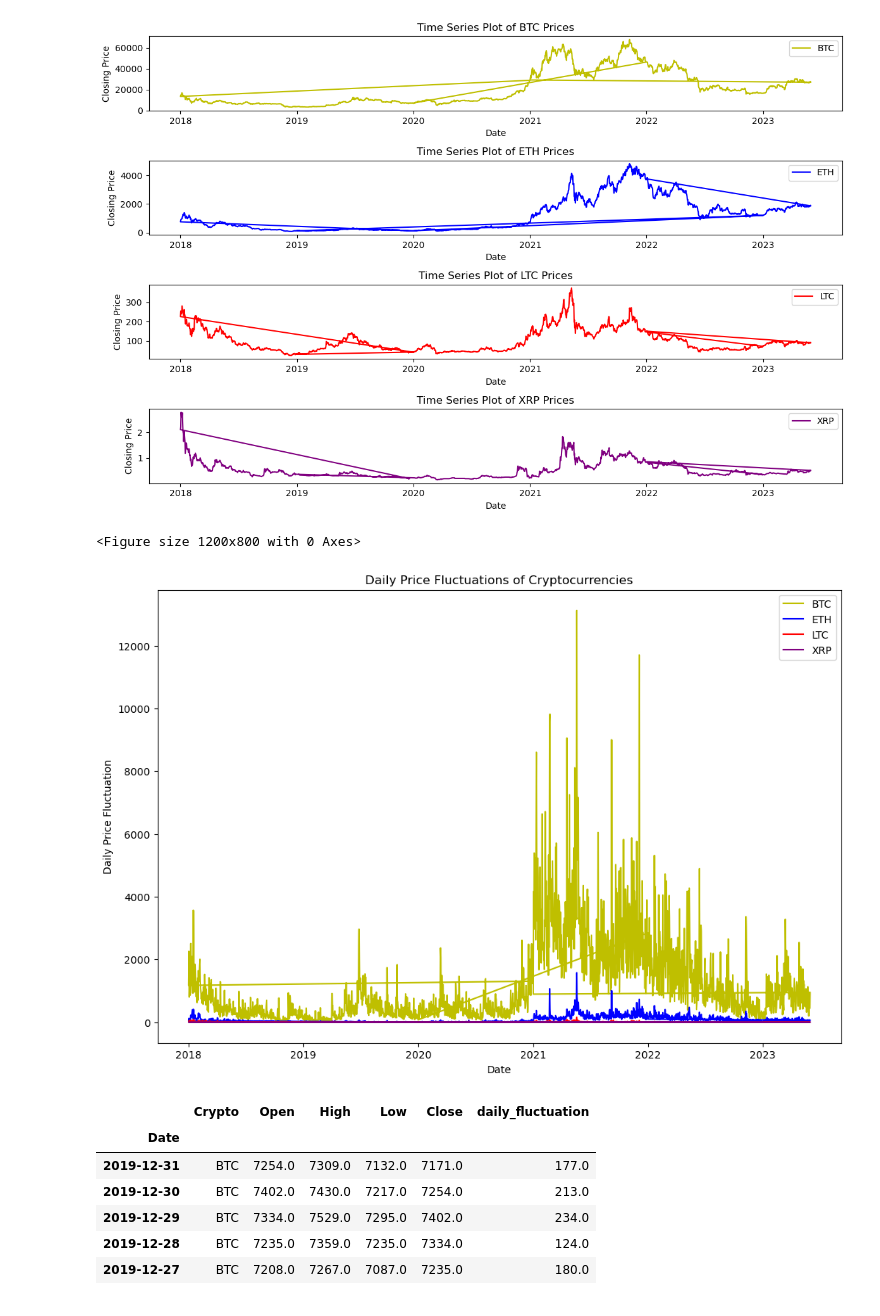
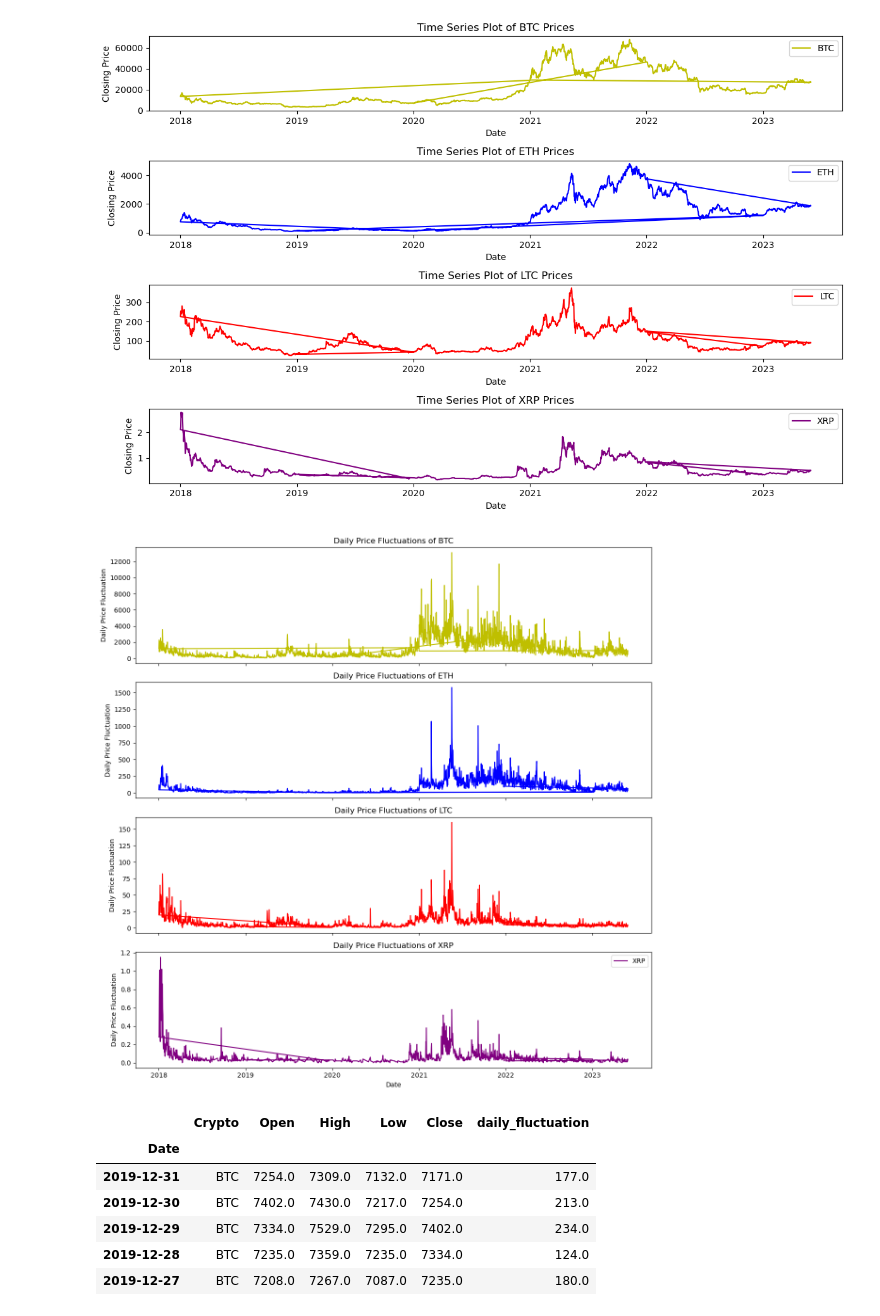
Before and after one commit to MarwaBrian/Crypto-Price-Prediction, a Jupyter notebook: crypto.ipynb, the cells around one changed output. Saved outputs shown, nothing was run; the diff lists cells and outputs as text; code cells hidden in the pictures.

```diff
--- a/crypto.ipynb
+++ b/crypto.ipynb
@@ -234,24 +234,24 @@ plt.show()
 # %% [output]
 [figure]
 # %%
-plt.figure(figsize=(12, 8))
+#daily fluctuations
+fig, axes = plt.subplots(len(df['Crypto'].unique()), 1, figsize=(12, 12), sharex=True)
 
-plt.figure(figsize=(12, 8))
-for crypto, color in zip(df['Crypto'].unique(), colors):
+for ax, (crypto, color) in zip(axes, zip(df['Crypto'].unique(), colors)):
     # Calculate daily fluctuation on-the-fly
     df_subset = df[df['Crypto'] == crypto]
     daily_fluctuation = df_subset['High'] - df_subset['Low']
 
-    plt.plot(df_subset.index, daily_fluctuation, label=crypto, color=color)
+    ax.plot(df_subset.index, daily_fluctuation, label=crypto, color=color)
+    ax.set_title(f'Daily Price Fluctuations of {crypto}')
+    ax.set_ylabel('Daily Price Fluctuation')
 
-plt.title('Daily Price Fluctuations of Cryptocurrencies')
-plt.xlabel('Date')
-plt.ylabel('Daily Price Fluctuation')
+axes[-1].set_xlabel('Date')
 plt.legend()
+plt.tight_layout()
 plt.show()
 # %% [output]
-<Figure size 1200x800 with 0 Axes>
-[figure, old version]
+[figure, new version]
 # %%
 df.head()
 # %% [output]
```
